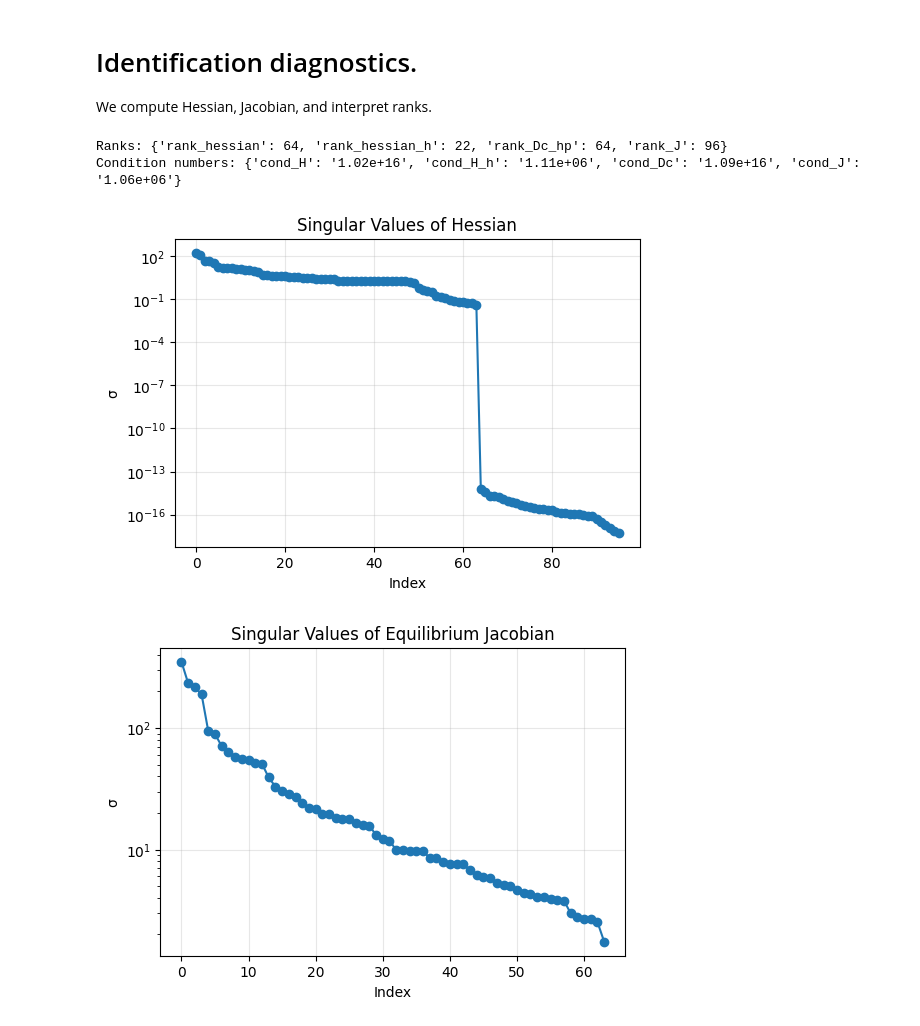
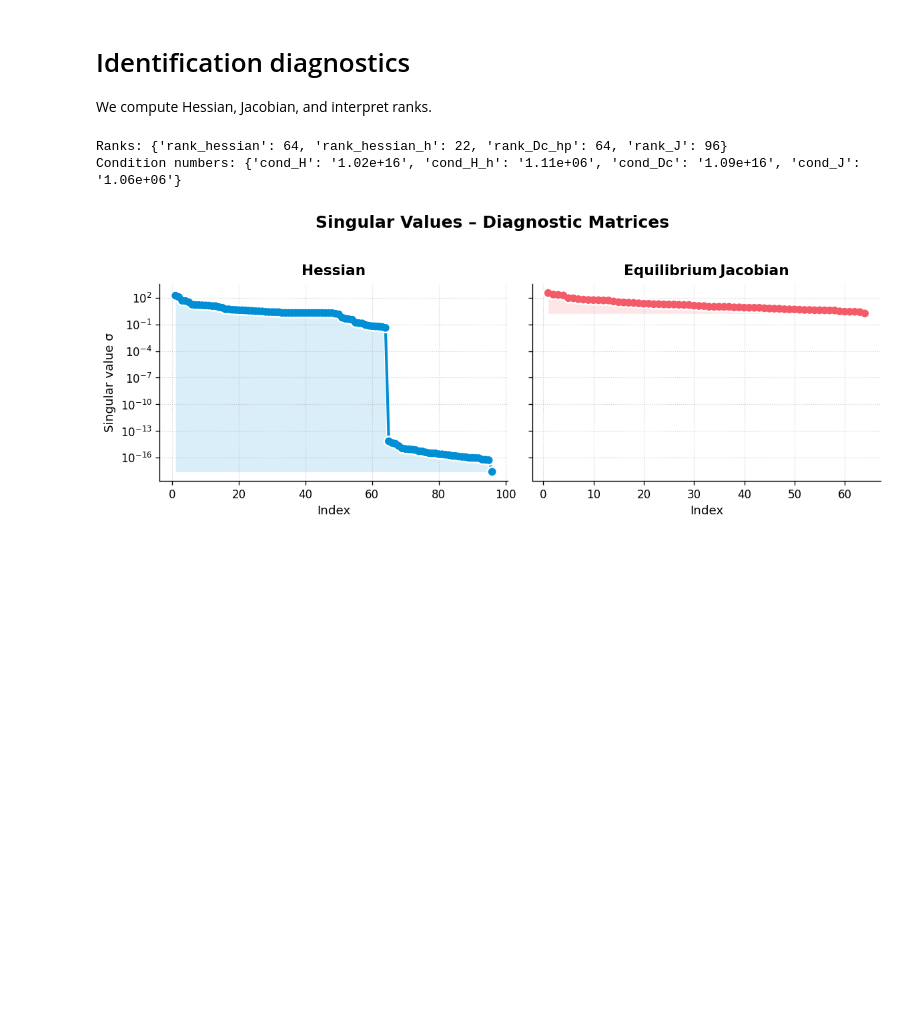
Before and after one commit to mirkodemaria/discrete-game-toolkit, a Jupyter notebook: notebooks/02_identification_test.ipynb, the cells around one changed output. Drawn from its saved outputs; the diff is of its cells as text; code cells hidden in the pictures; blank space fills up the shorter version.

```diff
--- a/notebooks/02_identification_test.ipynb
+++ b/notebooks/02_identification_test.ipynb
@@ -1,5 +1,5 @@
 # %% [markdown]
-# Identification diagnostics.
+# Identification diagnostics
 
 We compute Hessian, Jacobian, and interpret ranks.
 # %%
@@ -9,20 +9,22 @@ We compute Hessian, Jacobian, and interpret ranks.
 # Compute Hessian, Jacobian, and rank/condition diagnostics for the
 # same game and interpret the results.
 
-# %% [markdown]
+# Author: Mirko De Maria (July 2025)
+# m.de-maria@imperial.ac.uk
+# mirkodemaria.com
 """
-# 02  Identification Diagnostics
+# 02 Identification Diagnostics
 
 Here we:
 
-* Re‑use the entry‑game parameters
-* Build the log‑likelihood Hessian and the equilibrium‑constraint Jacobian
+* Re-use the entry-game parameters
+* Build the log-likelihood Hessian and the equilibrium-constraint Jacobian
 * Check matrix ranks and condition numbers
 * Visualise singular values of H and Dc
 """
 # %%
 import sys, pathlib, os
-# Path to the *src* directory that contains the package
+# Path to the *src* directory that contains some packages
 root = pathlib.Path().resolve()
 src_path = root.parent / "src"
 sys.path.append(str(src_path))
@@ -39,41 +41,66 @@ from discrete_game_identification import (
 
 plt.rcParams["figure.figsize"] = (6, 4)
 
-# %% 1  Re‑create the game (same as notebook 01 but shorter)
+# %% 1  Re‑create the game (same as notebook 01)
 nplayers, num_z, num_kappa = 2, 4, 2
 zvals = np.arange(num_z)/(num_z-1)
 alpha = np.zeros((nplayers, num_z, num_kappa))
 beta  = np.zeros((nplayers, nplayers, num_z, num_kappa))
 alpha[0] = -2 + 5*zvals[:,None] + 1*np.arange(num_kappa)
 beta[0,1] = -2
 alpha[1] = -3 + 4*zvals[:,None] + 0.5*np.arange(num_kappa)
 beta[1,0] = -3
 
 p_equil = solve_equilibrium(alpha, beta)
 num_states = num_z**nplayers
 h = np.full((num_states, num_kappa), (0.7, 0.3))
 
 # %% 2  Build likelihood pieces
 Q, actions = compute_joint_distribution(p_equil, h)
 scores     = compute_scores_general(p_equil, h, actions)
 H          = build_hessian_general(scores, Q)
 Dc         = build_Dc_hp_general(p_equil, beta)
 
 ranks, conds = ranks_and_condition_numbers(H, Dc)
 print("Ranks:", ranks)
 print("Condition numbers:", {k:f"{v:.2e}" for k,v in conds.items()})
 
-# %% 3  Plot singular values of Hessian and Jacobian
-for M, title in [(H, "Hessian"), (Dc, "Equilibrium Jacobian")]:
+import matplotlib.patheffects as pe
+
+fig, axes = plt.subplots(1, 2, figsize=(10, 4), dpi=120, sharey=True)
+
+# --- Cosmetics -------------------------------------------------------
+palette = ["#008FD5", "#F45B69"]
+lw       = 2.5
+mksize   = 6
+halo     = [pe.Stroke(linewidth=lw + 1.5, foreground="white"), pe.Normal()]
+
+matrices = [(H, "Hessian",          palette[0]),
+            (Dc, "Equilibrium Jacobian", palette[1])]
+
+for ax, (M, title, color) in zip(axes, matrices):
     svals = np.linalg.svd(M, compute_uv=False)
-    plt.semilogy(svals, marker="o")
-    plt.title(f"Singular Values of {title}")
-    plt.ylabel("σ")
-    plt.xlabel("Index")
-    plt.grid(alpha=.3)
-    plt.show()
+    idx   = np.arange(1, len(svals) + 1)
+
+    # main curve
+    ax.semilogy(idx, svals,
+                marker="o", markersize=mksize, linewidth=lw,
+                color=color, path_effects=halo)
+    ax.fill_between(idx, svals[-1], svals, color=color, alpha=0.15, linewidth=0)
+
+    # cosmetics
+    ax.set_title(title, fontsize=13, weight="bold", pad=8)
+    ax.set_xlabel("Index", fontsize=11)
+    ax.grid(True, linestyle=":", linewidth=0.7, alpha=0.6)
+    ax.spines["top"].set_visible(False)
+    ax.spines["right"].set_visible(False)
+
+axes[0].set_ylabel("Singular value σ", fontsize=11)
+
+fig.suptitle("Singular Values – Diagnostic Matrices", fontsize=15, weight="bold")
+fig.tight_layout(rect=[0, 0, 1, 0.95])
+plt.show()
 # %% [output]
 Ranks: {'rank_hessian': 64, 'rank_hessian_h': 22, 'rank_Dc_hp': 64, 'rank_J': 96}
 Condition numbers: {'cond_H': '1.02e+16', 'cond_H_h': '1.11e+06', 'cond_Dc': '1.09e+16', 'cond_J': '1.06e+06'}
-[figure, old version]
+[figure, new version]
-[figure, removed]
```
Also changed, not shown: 6 other files.
